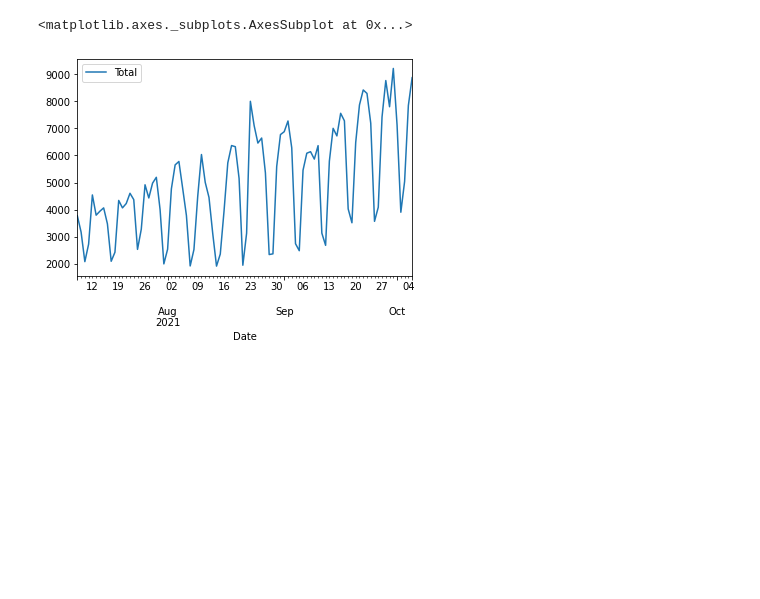
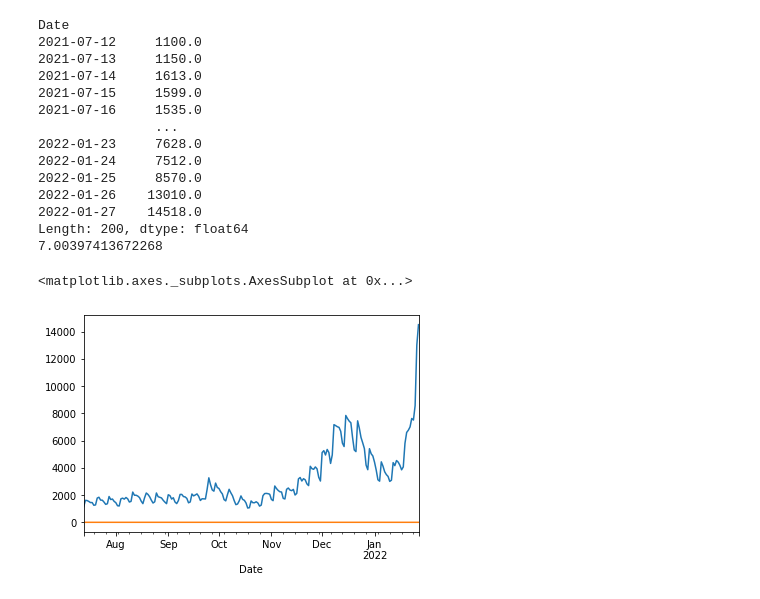
Before and after one commit to jimilee/COVID19_da, a Jupyter notebook: Covid19_pycaret.ipynb, the cells around one changed output. Saved outputs shown, nothing was run; the diff lists cells and outputs as text; code cells hidden in the pictures; blank space fills up the shorter version.

```diff
--- a/Covid19_pycaret.ipynb
+++ b/Covid19_pycaret.ipynb
@@ -35,9 +27,56 @@ data
-# %%
-# plot the data
-data.plot()
-# %% [output]
-<matplotlib.axes._subplots.AxesSubplot at 0x...>
-[figure, removed]
+# %%
+def get_origin_data(sr, p): # get origin from pre-processed data( log1p + diff )
+  tmp = p
+  org_list = []
+  idx = sr.index
+  for d in sr:
+    org_list.append(tmp + d)
+    tmp = tmp + d
+  back = np.expm1(org_list)
+  return pd.Series(back, idx)
+# %%
+
+# Convert dataframe for pycaret.
+covid_data_origin = pd.read_excel('/content/drive/MyDrive/코로나바이러스감염증-19_확진환자_발생현황_220127.xlsx', skiprows=range(4))
+covid_data_origin = covid_data_origin.drop(0)
+covid_data_origin.columns=['Date','Total','Domestic','Inflow','Death']
+idx = pd.to_datetime(covid_data_origin['Date'])
+
+total_list = covid_data_origin['Total'].replace(['-'],'0').astype(np.float64).tolist()
+covid_data = pd.Series(total_list, idx)
+covid_data = covid_data.iloc[len(covid_data)-200:] #최근 200일의 데이터만 추출!
+print(covid_data)
+
+covid_data_org = covid_data
+# covid_data_org.plot()
+
+covid_data = np.log1p(covid_data)
+first = covid_data[0]
+print(first)
+covid_data = covid_data.diff().dropna()
+
+covid_after = get_origin_data(covid_data, first)
+covid_after.plot()
+
+# plot the data
+covid_data.plot()
+# %% [output]
+Date
+2021-07-12     1100.0
+2021-07-13     1150.0
+2021-07-14     1613.0
+2021-07-15     1599.0
+2021-07-16     1535.0
+               ...
+2022-01-23     7628.0
+2022-01-24     7512.0
+2022-01-25     8570.0
+2022-01-26    13010.0
+2022-01-27    14518.0
+Length: 200, dtype: float64
+7.00397413672268
+<matplotlib.axes._subplots.AxesSubplot at 0x...>
+[figure, added]
 # %%
 # with functional API
 from pycaret.time_series import *
```
Also changed, not shown: parts of 11 cells of this notebook.
